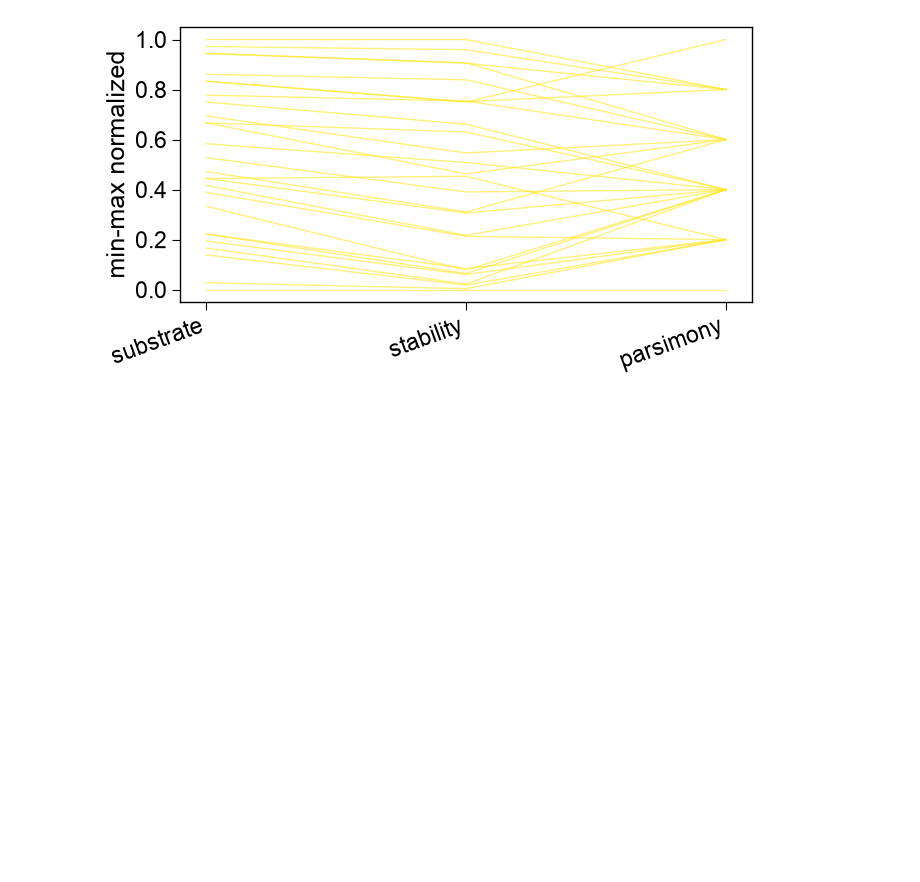
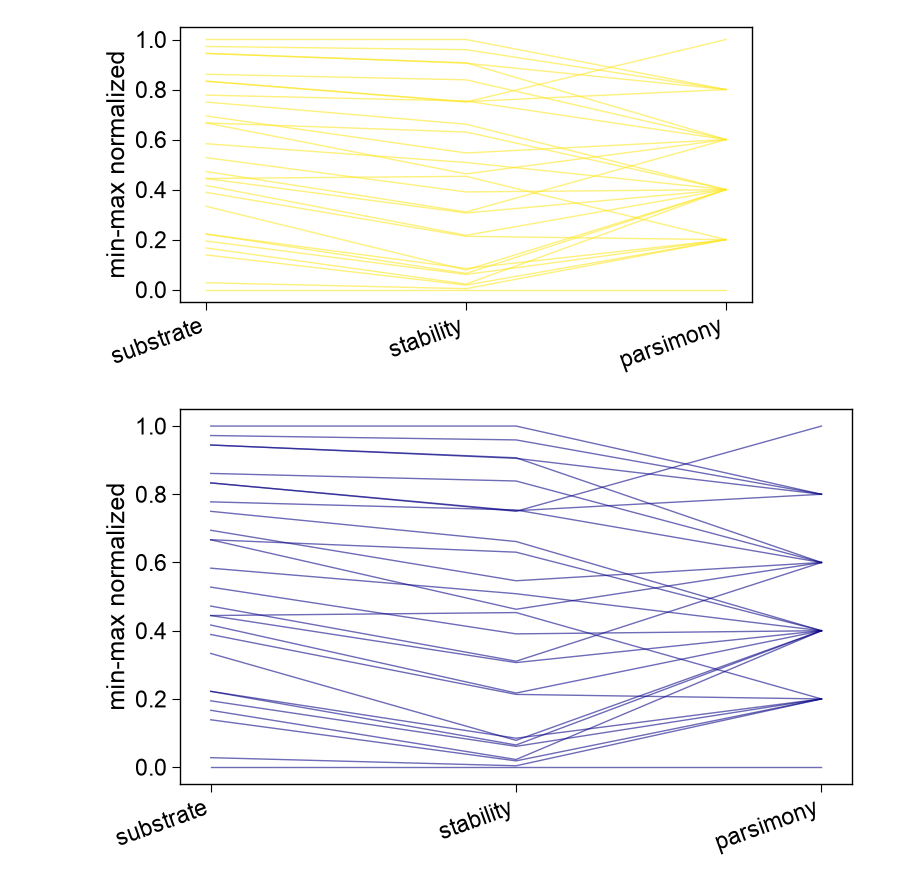
Before and after one commit to breimanntools/aaanalysis, a Jupyter notebook: examples/protein_engineering/seqopt_parallel_coordinates.ipynb, the cells around one changed output. Saved outputs shown, nothing was run; the diff lists cells and outputs as text; code cells hidden in the pictures; blank space fills up the shorter version.

```diff
--- a/examples/protein_engineering/seqopt_parallel_coordinates.ipynb
+++ b/examples/protein_engineering/seqopt_parallel_coordinates.ipynb
@@ -53,3 +53,12 @@ aa.SeqOptPlot().parallel_coordinates(
 plt.tight_layout(); plt.show()
 # %% [output]
 [figure]
+# %%
+# cmap sets the rank coloring; figsize sets the figure size in inches
+aa.plot_settings()
+aa.SeqOptPlot().parallel_coordinates(
+    df_pareto=df_pareto, objectives=["substrate", "stability", "parsimony"],
+    cmap="plasma", figsize=(8, 5))
+plt.tight_layout(); plt.show()
+# %% [output]
+[figure, added]
```
Also changed, not shown: 21 other files.
